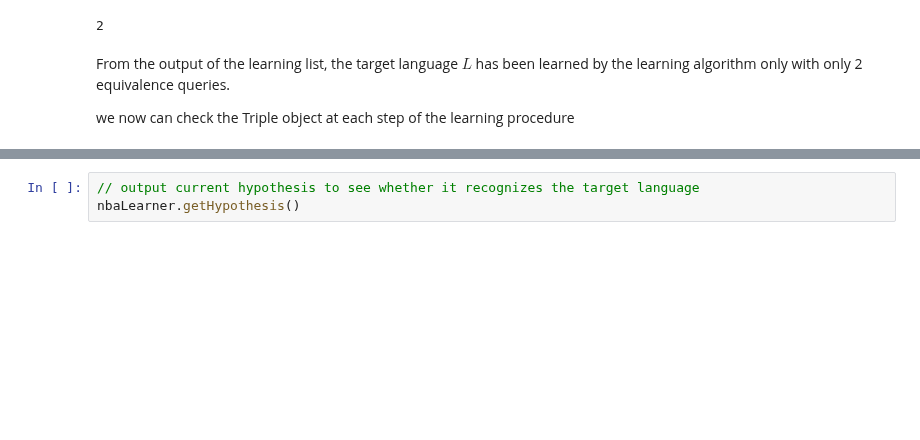
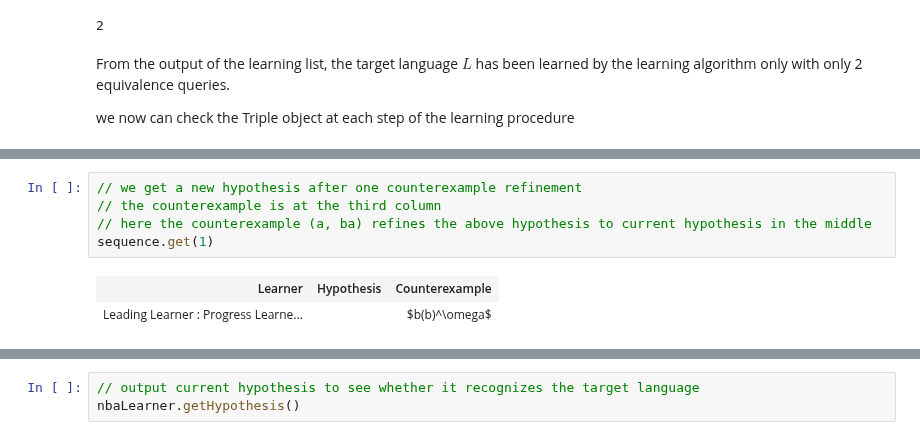
Before and after one commit to iscas-tis/roll-library, a Jupyter notebook: NBALearning.ipynb, the cells around one changed output, grey strips where cells are left out. Cells and saved outputs as stored; diff of their text form; blank space fills up the shorter version.

```diff
--- a/NBALearning.ipynb
+++ b/NBALearning.ipynb
@@ -112,0 +122,8 @@ we now can check the Triple object at each step of the learning procedure
+# %%
+// we get a new hypothesis after one counterexample refinement
+// the counterexample is at the third column
+// here the counterexample (a, ba) refines the above hypothesis to current hypothesis in the middle
+sequence.get(1)
+# %% [output]
+| Learner | Hypothesis | Counterexample |
+| Leading Learner : Progress Learne... |  | $b(b)^\omega$ |
```
Also changed, not shown: parts of 21 cells of this notebook, 1 other file.
